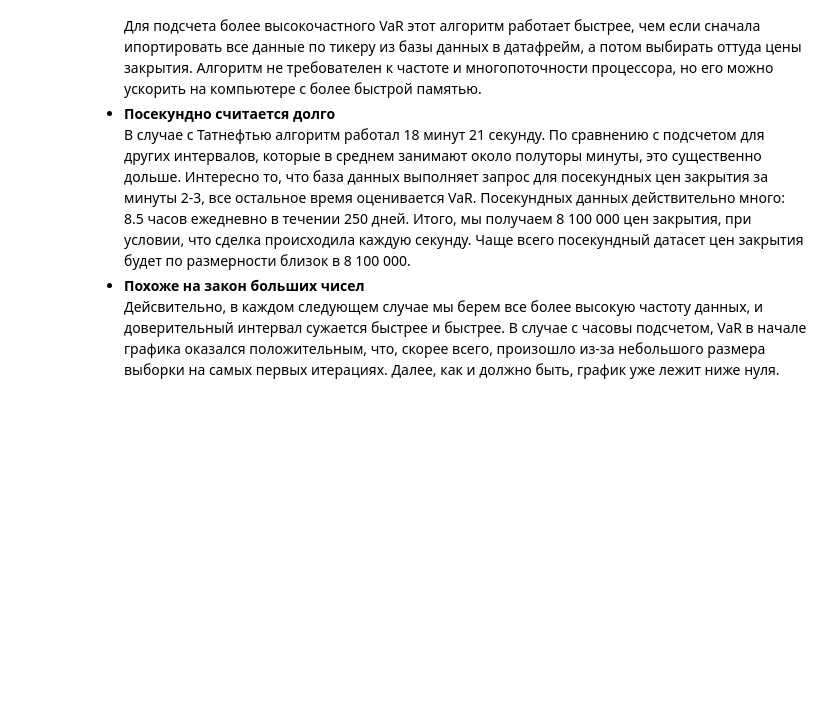
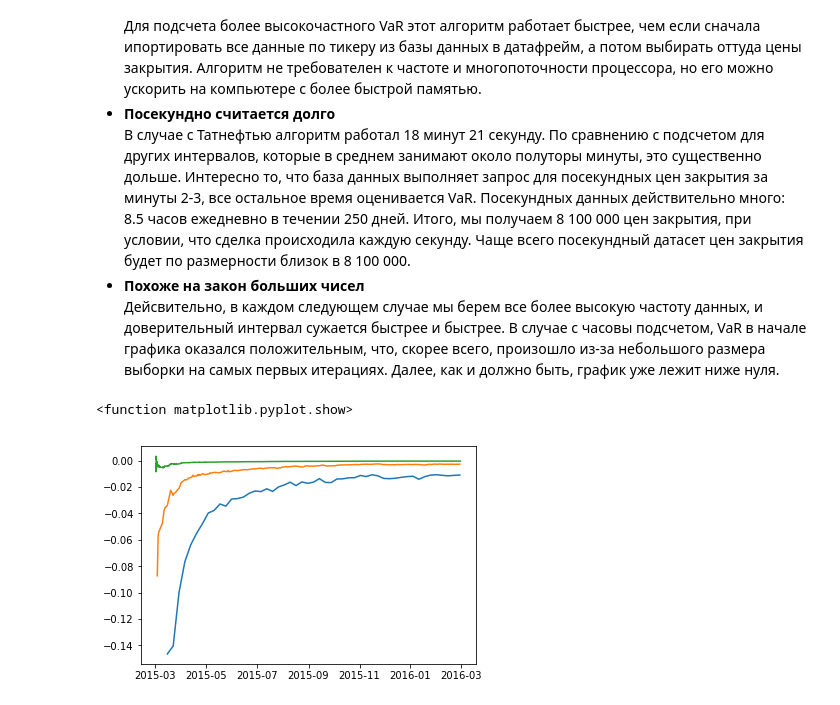
Before and after one commit to andrey-lukyanov/Thesis_2018, a Jupyter notebook: Thesis.ipynb, the cells around one changed output. Drawn from its saved outputs; the diff is of its cells as text; code cells hidden in the pictures; blank space fills up the shorter version.

Commit message:
data_reader added

```diff
--- a/Thesis.ipynb
+++ b/Thesis.ipynb
@@ -348,7 +348,7 @@ def import_week_closing_prices(seccode):
     )
 
     df =  pd.DataFrame(list(cursor))
-    df._id = pd.to_datetime(df._id + '-1', format='%Y-%W-%w') #дает понедельник на нужной неделе, используется только для отображения
+    df._id = pd.to_datetime(df._id + '-5-18', format='%Y-%W-%w-%H') #дает понедельник на нужной неделе, используется только для отображения
     df = df.sort_values(by = '_id')
     df = df.reset_index(drop=True)
 
@@ -400,7 +400,7 @@ def import_day_closing_prices(seccode):
     )
 
     df =  pd.DataFrame(list(cursor))
-    df['_id'] =  pd.to_datetime(df['_id'], format='%Y/%m/%d')
+    df['_id'] =  pd.to_datetime(df['_id'] + '-18', format='%Y-%m-%d-%H')
     df = df.sort_values(by = '_id')
     df = df.reset_index(drop=True)
 
@@ -582,6 +582,18 @@ def VaR_closing_price(data, frequency, seccode):
     plt.ylabel('Maximum loss per unit of stock')
     plt.title('VaR on ' + frequency + ' close price, ' + seccode)
     plt.show()
+# %%
+def VaR_no_plot(data):
+
+    returns = np.array(data[1:].price) / np.array(data[:-1].price) - 1
+    dates = data._id[2:]
+
+    VaRs = []
+
+    for i in range(2, len(returns) + 1):
+        VaRs.append(zconfint(returns[:i])[0])
+
+    return VaRs, dates
 # %% [markdown]
 ## Примеры подсчета
 # %%
@@ -633,3 +642,14 @@ say finished
 В случае с Татнефтью алгоритм работал 18 минут 21 секунду. По сравнению с подсчетом для других интервалов, которые в среднем занимают около  полуторы минуты, это существенно дольше. Интересно то, что база данных выполняет запрос для посекундных цен закрытия за минуты 2-3, все остальное время оценивается VaR. Посекундных данных действительно много: 8.5 часов ежедневно в течении 250 дней. Итого, мы получаем 8 100 000 цен закрытия, при условии, что сделка происходила каждую секунду. Чаще всего посекундный датасет цен закрытия будет по размерности близок в 8 100 000.
 - __Похоже на закон больших чисел__ <br>
 Дейсвительно, в каждом следующем случае мы берем все более высокую частоту данных, и доверительный интервал сужается быстрее и быстрее. В случае с часовы подсчетом, VaR в начале графика оказался положительным, что, скорее всего, произошло из-за небольшого размера выборки на самых первых итерациях. Далее, как и должно быть, график уже лежит ниже нуля.
+# %%
+seccode = 'TATN'
+
+weekly_data = import_week_closing_prices(seccode)
+weekly_VaR, weekly_dates = VaR_no_plot(weekly_data)
+
+daily_data = import_day_closing_prices(seccode)
+daily_VaR, daily_dates = VaR_no_plot(daily_data)
+
+hourly_data = import_hour_closing_prices(seccode)
+hourly_VaR, hourly_dates = VaR_no_plot(hourly_data)
@@ -635,0 +659,8 @@ say finished
+# %%
+plt.plot(weekly_dates, weekly_VaR)
+plt.plot(dailly_dates, daily_VaR)
+plt.plot(hourly_dates, houly_VaR)
+plt.show
+# %% [output]
+<function matplotlib.pyplot.show>
+[figure, added]
```
Also changed, not shown: parts of 10 cells of this notebook, 1 other file.
